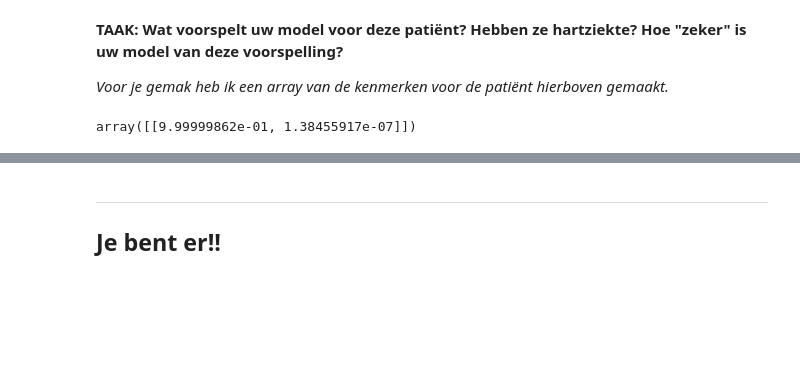
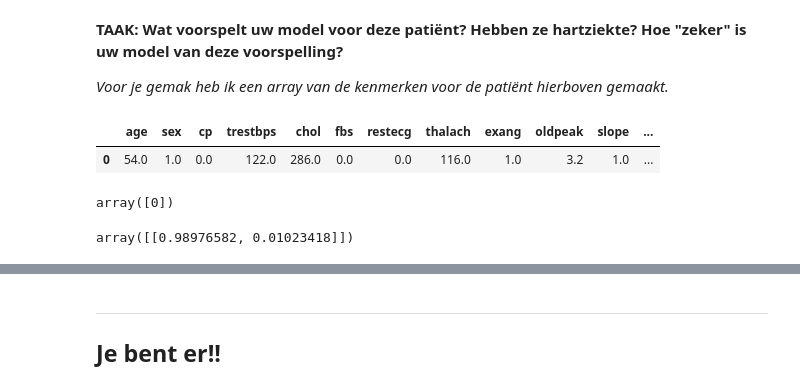
Before and after one commit to montypie/DS_Projects, a Jupyter notebook: exams/Regression/Logistic-Regression-Opdracht_YK.ipynb, the cells around one changed output, grey strips where cells are left out. Saved outputs shown, nothing was run; the diff lists cells and outputs as text; code cells hidden in the pictures; blank space fills up the shorter version.

```diff
--- a/exams/Regression/Logistic-Regression-Opdracht_YK.ipynb
+++ b/exams/Regression/Logistic-Regression-Opdracht_YK.ipynb
@@ -458,0 +450,8 @@ patient = [[ 54. ,   1. ,   0. , 122. , 286. ,   0. ,   0. , 116. ,   1. ,
+# %%
+# De nieuwe versie van StandardScaler klaagt als die een array krijgt
+# Daarom maak ik eerst van de bovenarray een DataFrame met features names:
+nieuw_p = pd.DataFrame(patient[0], index=df.columns[:-1]).T
+nieuw_p
+# %% [output]
+|  | age | sex | cp | trestbps | chol | fbs | restecg | thalach | exang | oldpeak | slope | ... |
+| 0 | 54.0 | 1.0 | 0.0 | 122.0 | 286.0 | 0.0 | 0.0 | 116.0 | 1.0 | 3.2 | 1.0 | ... |
@@ -459,6 +461,11 @@ patient = [[ 54. ,   1. ,   0. , 122. , 286. ,   0. ,   0. , 116. ,   1. ,
 # %%
 # VERWACHTE UITKOMST
+best_model.predict(patient_scaled)
+# %% [output]
+array([0])
 # %%
+
 # EXPECTED PROBABILITY PER CLASS (Basically model should be extremely sure its in the 0 class)
+best_model.predict_proba(patient_scaled)
 # %% [output]
-array([[9.99999862e-01, 1.38455917e-07]])
+array([[0.98976582, 0.01023418]])
```
Also changed, not shown: parts of 21 cells of this notebook, 2 other files.
